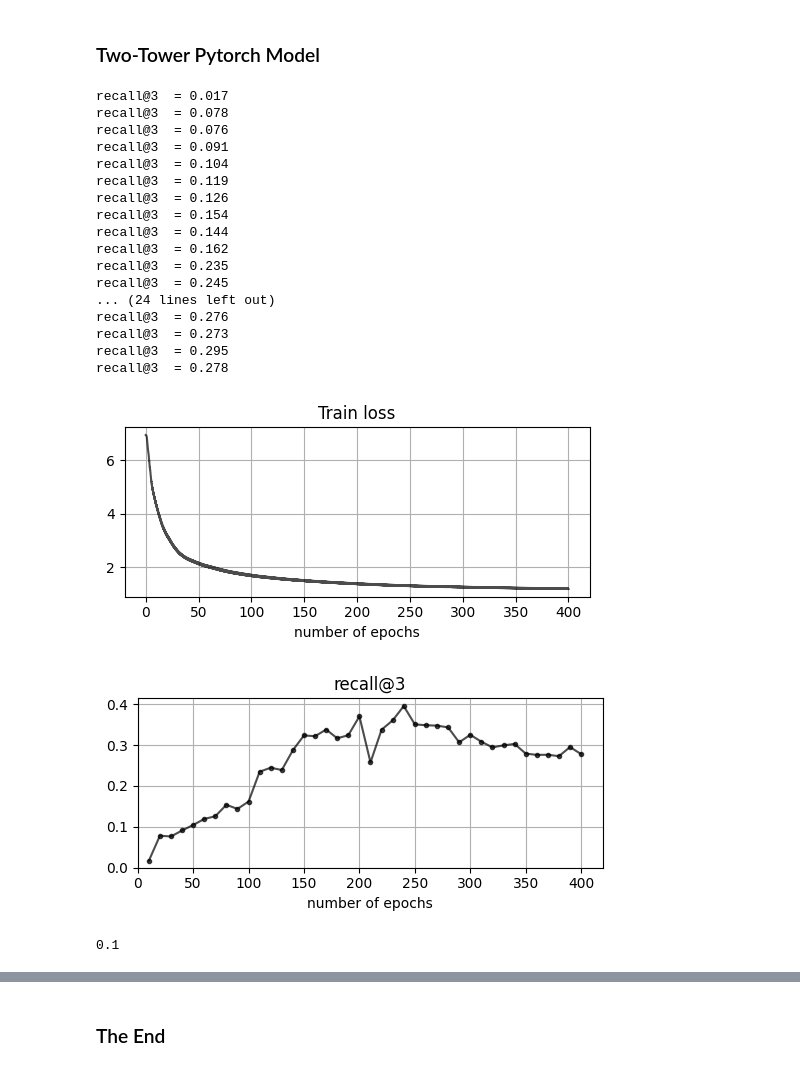
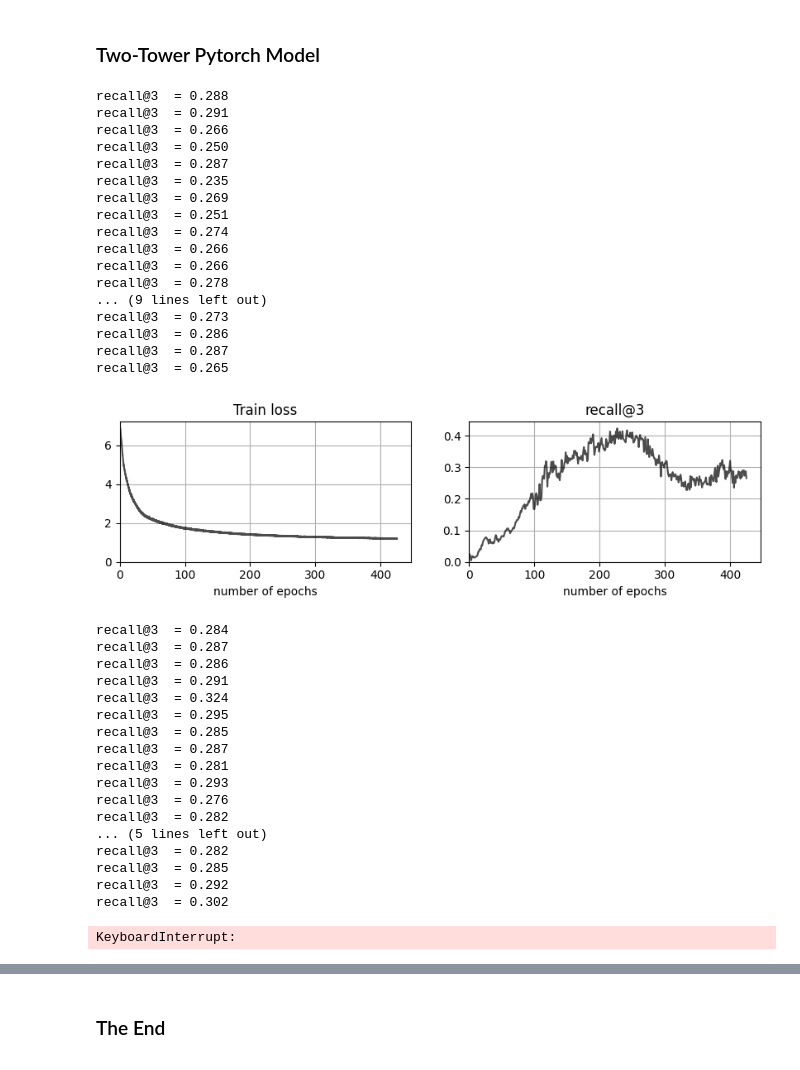
Before and after one commit to ozkansafak/twotowers, a Jupyter notebook: train.ipynb, the cells around one changed output, grey strips where cells are left out. Drawn from its saved outputs; the diff is of its cells as text; code cells hidden in the pictures.

Commit message:
shuffling training data at each epoch. recall@3 improved by only 0.01

```diff
--- a/train.ipynb
+++ b/train.ipynb
@@ -46,53 +41,60 @@ list_recall3 = []
 list_test_epochs = []
 # %%
 ## TRAIN
-import torch
-import torch.nn as nn
-
 # Hyperparameters
 batch_size = 1024
-num_epochs = 10
+num_epochs = 1
 label_smoothing = 0.1
 
-for i in range(40):
+for i in range(100):
+    (qb_train, _), (xb_train, _), (_) = shuffle_and_split(qb_train, xb_train, split=1)
+
     model.train(qb_train, xb_train, num_epochs, batch_size, label_smoothing)
     write_output_embeddings(model, qb_test, xb_test)
     os.system('cd utils && python3 utils_infer.py')
     with open('output/recall3.json', 'r') as file:
         out = json.load(file)
     recall3 = out['recall3']
     list_test_epochs.append(model.epochs[-1])
     list_recall3.append(recall3)
 
-model.plot(qb_train, batch_size)
-
-plt.figure()
-plt.plot(list_test_epochs, list_recall3, 'k.-', alpha=.7)
-plt.xlim(0)
-plt.ylim(0)
-plt.title('recall@3')
-plt.xlabel('number of epochs');
+    if (i+1) % 25 == 0:
+        model.plot(qb_train, batch_size, list_test_epochs, list_recall3)
+    plt.show()
 # %% [output]
-recall@3  = 0.017
-recall@3  = 0.078
-recall@3  = 0.076
-recall@3  = 0.091
-recall@3  = 0.104
-recall@3  = 0.119
-recall@3  = 0.126
-recall@3  = 0.154
-recall@3  = 0.144
-recall@3  = 0.162
+recall@3  = 0.288
+recall@3  = 0.291
+recall@3  = 0.266
+recall@3  = 0.250
+recall@3  = 0.287
 recall@3  = 0.235
-recall@3  = 0.245
-... (24 lines left out)
-recall@3  = 0.276
+recall@3  = 0.269
+recall@3  = 0.251
+recall@3  = 0.274
+recall@3  = 0.266
+recall@3  = 0.266
+recall@3  = 0.278
+... (9 lines left out)
 recall@3  = 0.273
-recall@3  = 0.295
-recall@3  = 0.278
+recall@3  = 0.286
+recall@3  = 0.287
+recall@3  = 0.265
-[figure, old version]
+[figure, new version]
-[figure, removed]
+recall@3  = 0.284
+recall@3  = 0.287
+recall@3  = 0.286
+recall@3  = 0.291
+recall@3  = 0.324
+recall@3  = 0.295
+recall@3  = 0.285
+recall@3  = 0.287
+recall@3  = 0.281
+recall@3  = 0.293
+recall@3  = 0.276
+recall@3  = 0.282
+... (5 lines left out)
+recall@3  = 0.282
+recall@3  = 0.285
+recall@3  = 0.292
+recall@3  = 0.302
+KeyboardInterrupt:
-# %%
-label_smoothing
-# %% [output]
-0.1
```
Also changed, not shown: parts of 4 cells of this notebook, 1 other file.
